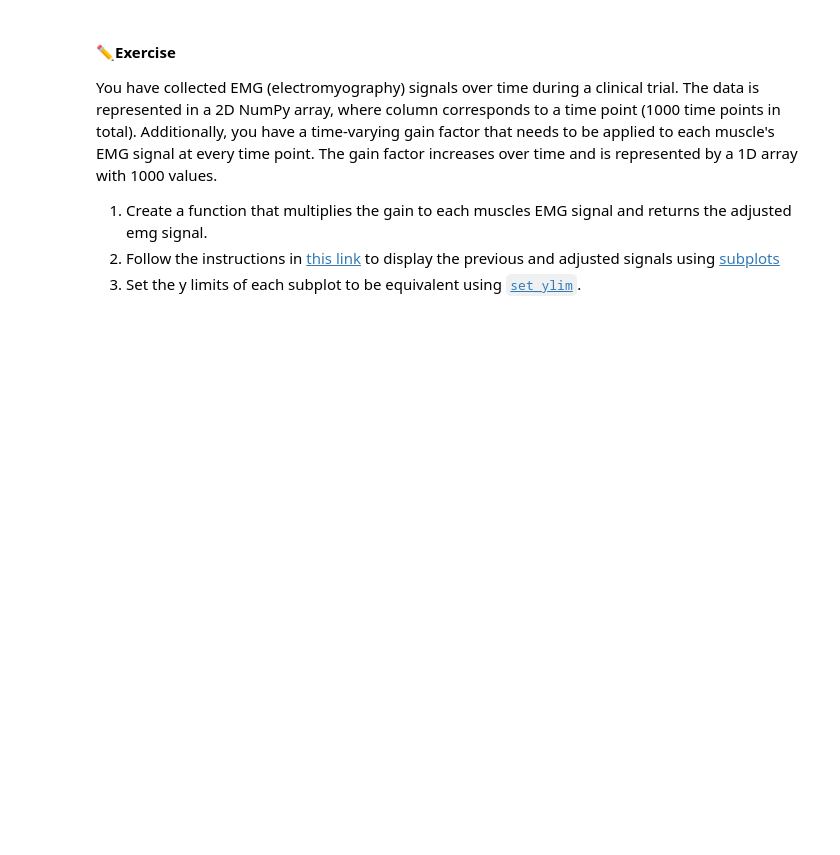
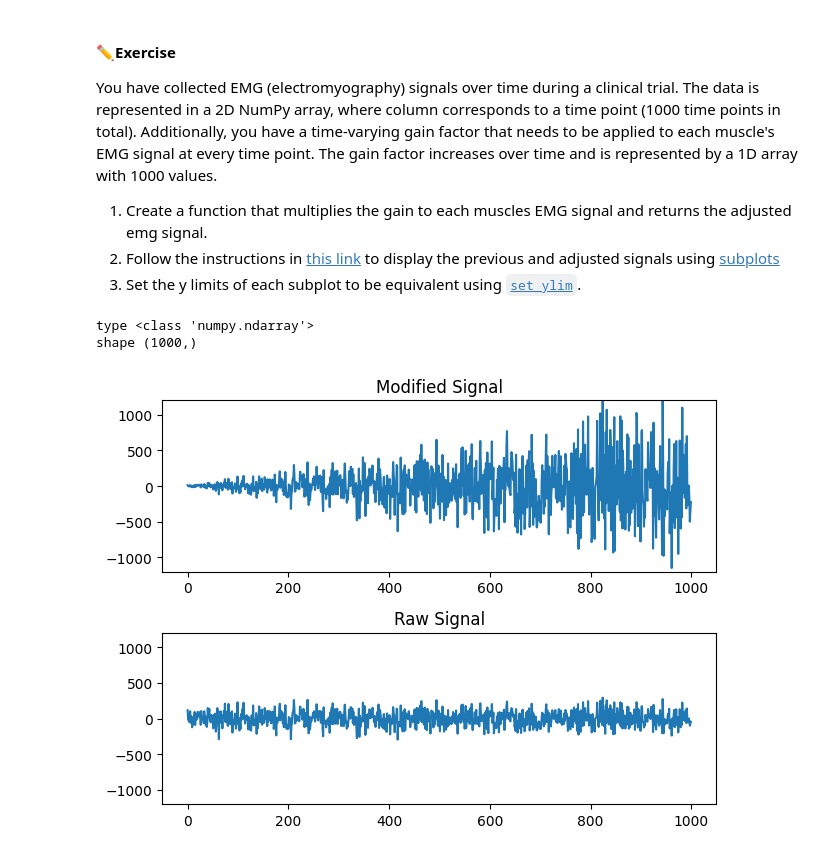
Before and after one commit to abbybunk/BME3053C-Fall-2025, a Jupyter notebook: lessons-solved/03_Matplotlib_and_Numpy_09_26_2025.ipynb, the cells around one changed output. Cells and saved outputs as stored; diff of their text form; code cells hidden in the pictures; blank space fills up the shorter version.

```diff
--- a/lessons-solved/03_Matplotlib_and_Numpy_09_26_2025.ipynb
+++ b/lessons-solved/03_Matplotlib_and_Numpy_09_26_2025.ipynb
@@ -211,23 +214,38 @@ You have collected EMG (electromyography) signals over time during a clinical tr
 # %%
 from typing import get_args
 import numpy as np
 import matplotlib.pyplot as plt
 
 emg_data = np.random.randn(1000) * 100  # Generating random EMG-like data
-
+print('type',type(emg_data))
+print('shape',np.shape(emg_data))
 # Increasing gain factor
 gain_factor = np.linspace(0.1, 5, 1000)
 
 def emg_gain_multiplier(emg,gain):
   return emg*gain
 
 emg_with_gain = emg_gain_multiplier(emg_data, gain_factor)
 
-def plot_raw_and_mutated(eng,gain):
+def plot_raw_and_mutated(emg,gain):
   y_mag=1200
   emg_with_gain=emg_gain_multiplier(emg_data, gain_factor)
   t=np.arange(0,10,0.01)
   ax1=plt.subplot(211)
   ax1.plot(emg_with_gain)
   ax1.set_title('Modified Signal')
   ax1.set_ylim(-y_mag, y_mag)
+
+  ax2 = plt.subplot(212, sharex=ax1)
+  ax2.plot(emg)
+  ax2.set_title('Raw Signal')
+  ax2.set_ylim(-y_mag,y_mag)
+
+  plt.tight_layout()
+  plt.show()
+
+plot_raw_and_mutated(emg_data,gain_factor)
+# %% [output]
+type <class 'numpy.ndarray'>
+shape (1000,)
+[figure, added]
```
Also changed, not shown: parts of 1 cell of this notebook.
